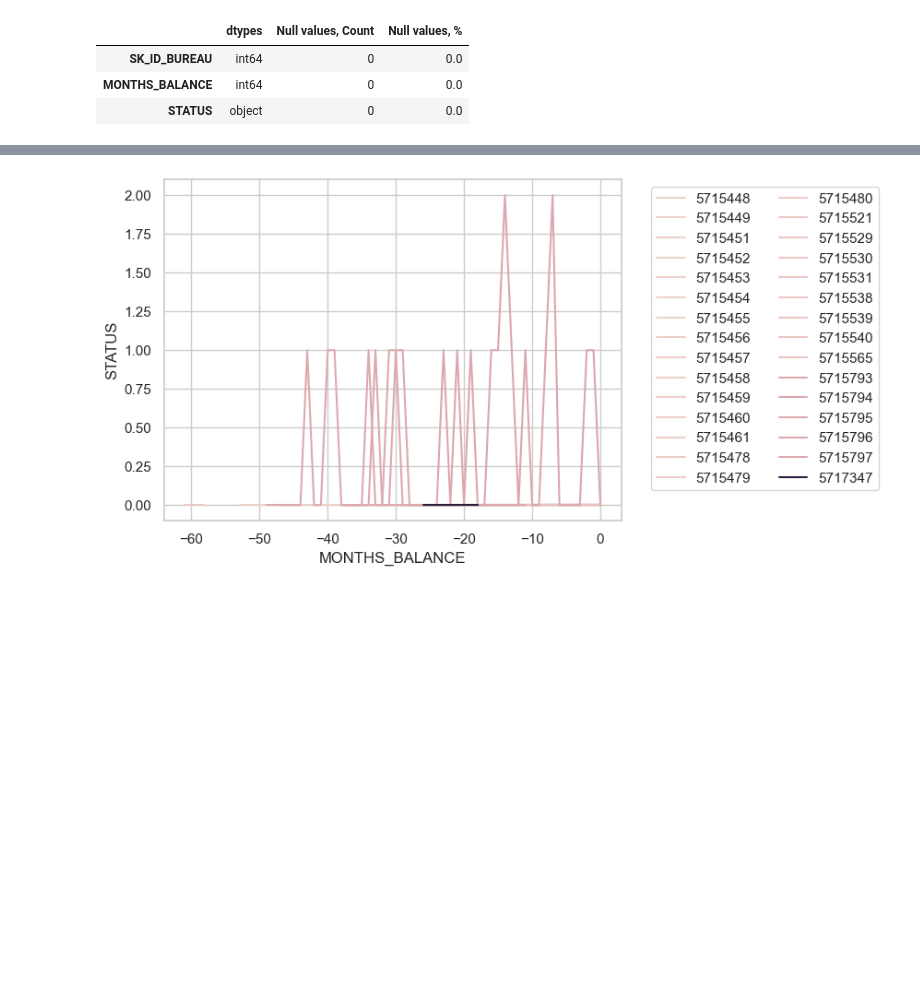
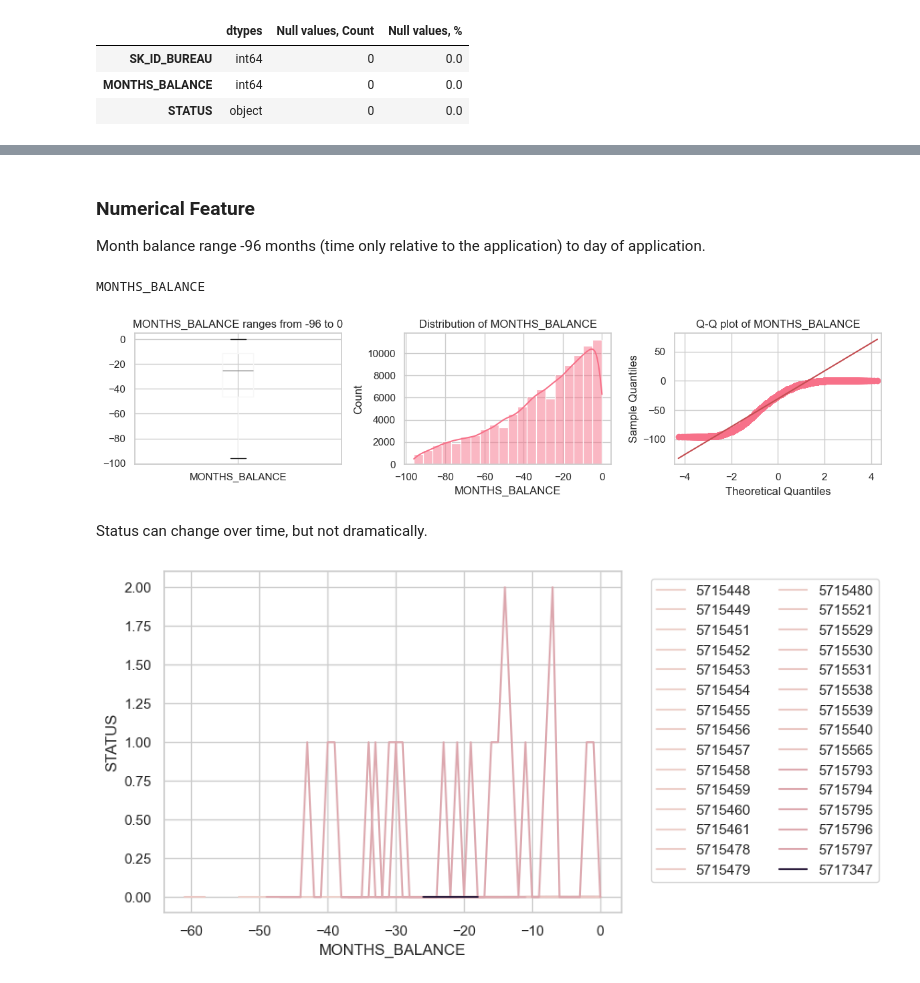
Before and after one commit to gkukse/Home-Credit-Default-Risk, a Jupyter notebook: bureau.ipynb, the cells around one changed output, grey strips where cells are left out. Saved outputs shown, nothing was run; the diff lists cells and outputs as text; code cells hidden in the pictures; blank space fills up the shorter version.

```diff
--- a/bureau.ipynb
+++ b/bureau.ipynb
@@ -64,3 +76,13 @@ X: No loan for the month</br>
+# %% [markdown]
+### Numerical Feature
+Month balance range -96 months (time only relative to the application) to day of application.
+# %%
+help_visuals.distribution_check(bureau_balance_sample[['MONTHS_BALANCE']])
+# %% [output]
+MONTHS_BALANCE
+[figure, added]
+# %% [markdown]
+Status can change over time, but not dramatically.
 # %%
 first_100_ids = bureau_balance['SK_ID_BUREAU'].drop_duplicates().head(30)
 filtered_bureau_balance = bureau_balance[bureau_balance['SK_ID_BUREAU'].isin(first_100_ids)]
```
Also changed, not shown: parts of 93 cells of this notebook, 4 other files.
